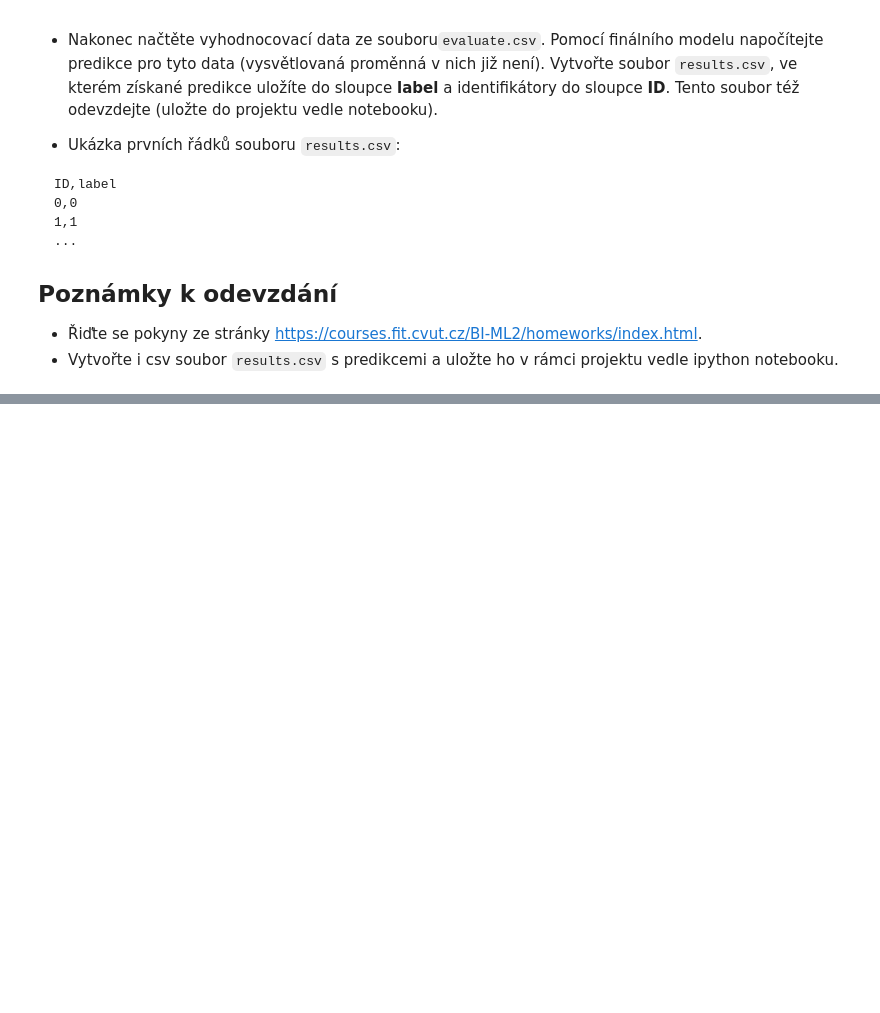
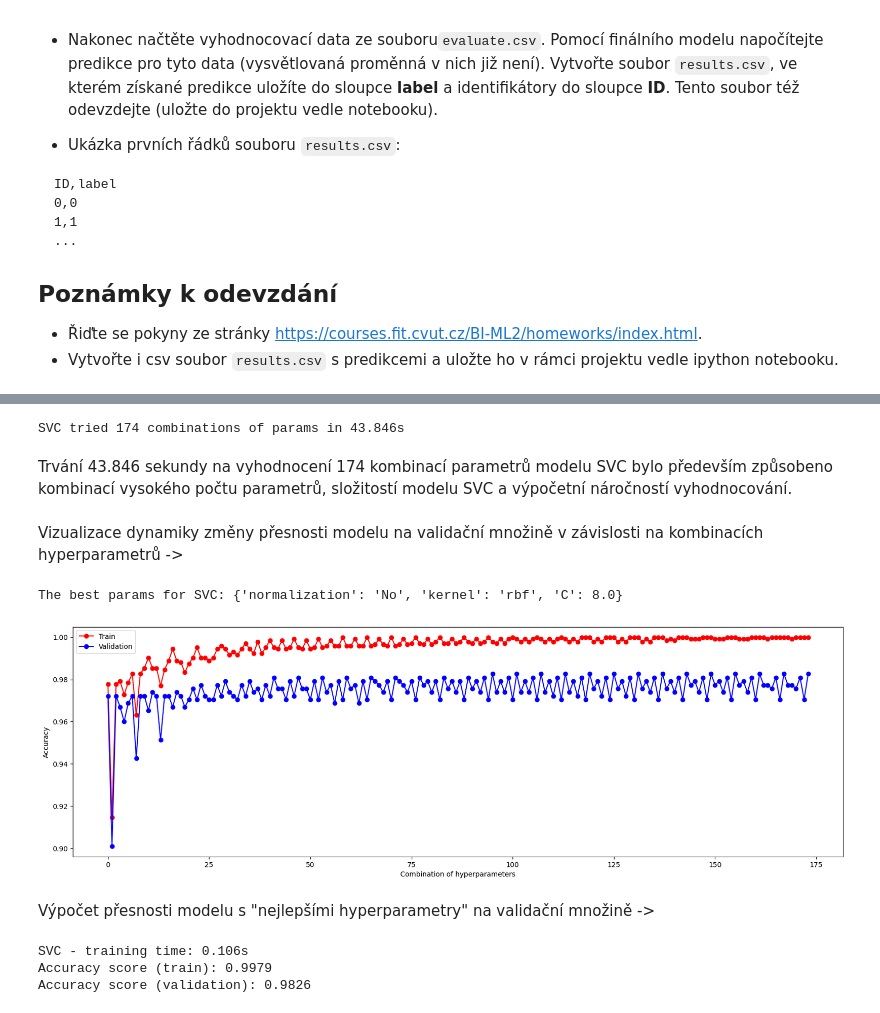
Before and after one commit to daKostych/BI-ML2-2024, a Jupyter notebook: 01/homework_01_B232.ipynb, the cells around one changed output, grey strips where cells are left out. Saved outputs shown, nothing was run; the diff lists cells and outputs as text; code cells hidden in the pictures; blank space fills up the shorter version.

```diff
--- a/01/homework_01_B232.ipynb
+++ b/01/homework_01_B232.ipynb
@@ -55,0 +184,66 @@ ID,label
+# %%
+param_grid = {
+    'C' : np.arange(0.5, 15, 0.5),
+    'kernel' : ['poly', 'rbf'],
+    'normalization' : ['MinMax', 'Standard', 'No']
+}
+
+# Creating a parameter grid using the ParameterGrid
+param_comb = ParameterGrid(param_grid)
+# %%
+val_acc = []    # List to store validation accuracy for each parameter combination
+train_acc = []  # List to store training accuracy for each parameter combination
+
+st = time.time()
+
+# Loop through each parameter combination
+for param in param_comb:
+    svc_clf = SVC(C=param['C'], kernel=param['kernel'])
+
+    # Fit the classifier to the training data based on the normalization option
+    if param['normalization'] == 'MinMax':
+        svc_clf.fit(Xtrain_minMax, ytrain)
+        train_acc.append(metrics.accuracy_score(ytrain, svc_clf.predict(Xtrain_minMax)))
+        val_acc.append(metrics.accuracy_score(yval, svc_clf.predict(Xval_minMax)))
+    elif param['normalization'] == 'Standard':
+        svc_clf.fit(Xtrain_standard, ytrain)
+        train_acc.append(metrics.accuracy_score(ytrain, svc_clf.predict(Xtrain_standard)))
+        val_acc.append(metrics.accuracy_score(yval, svc_clf.predict(Xval_standard)))
+    else:
+        svc_clf.fit(Xtrain, ytrain)
+        train_acc.append(metrics.accuracy_score(ytrain, svc_clf.predict(Xtrain)))
+        val_acc.append(metrics.accuracy_score(yval, svc_clf.predict(Xval)))
+
+et = time.time()
+# %%
+print(f"SVC tried {len(param_comb)} combinations of params in{et - st : .03f}s")
+# %% [output]
+SVC tried 174 combinations of params in 43.846s
+# %% [markdown]
+Trvání 43.846 sekundy na vyhodnocení 174 kombinací parametrů modelu SVC bylo především způsobeno kombinací vysokého počtu parametrů, složitostí modelu SVC a výpočetní náročností vyhodnocování.
+# %% [markdown]
+Vizualizace dynamiky změny přesnosti modelu na validační množině v závislosti na kombinacích hyperparametrů ->
+# %%
+draw_acc(train_acc, val_acc)
+best_params = param_comb[np.argmax(val_acc)]
+print('The best params for SVC:', best_params)
+# %% [output]
+The best params for SVC: {'normalization': 'No', 'kernel': 'rbf', 'C': 8.0}
+[figure, added]
+# %% [markdown]
+Výpočet přesnosti modelu s "nejlepšími hyperparametry" na validační množině ->
+# %%
+st = time.time()
+
+svc_clf = SVC(C = best_params['C'], kernel = best_params['kernel']).fit(Xtrain, ytrain)
+
+et = time.time()
+print(f"SVC - training time:{et - st : .03f}s")
+
+svc_acc = round(metrics.accuracy_score(yval, svc_clf.predict(Xval)), 4)
+print('Accuracy score (train): {0:.4f}'.format(metrics.accuracy_score(ytrain, svc_clf.predict(Xtrain))))
+print(f'Accuracy score (validation): {svc_acc}')
+# %% [output]
+SVC - training time: 0.106s
+Accuracy score (train): 0.9979
+Accuracy score (validation): 0.9826
```
Also changed, not shown: parts of 117 cells of this notebook, 1 other file.
